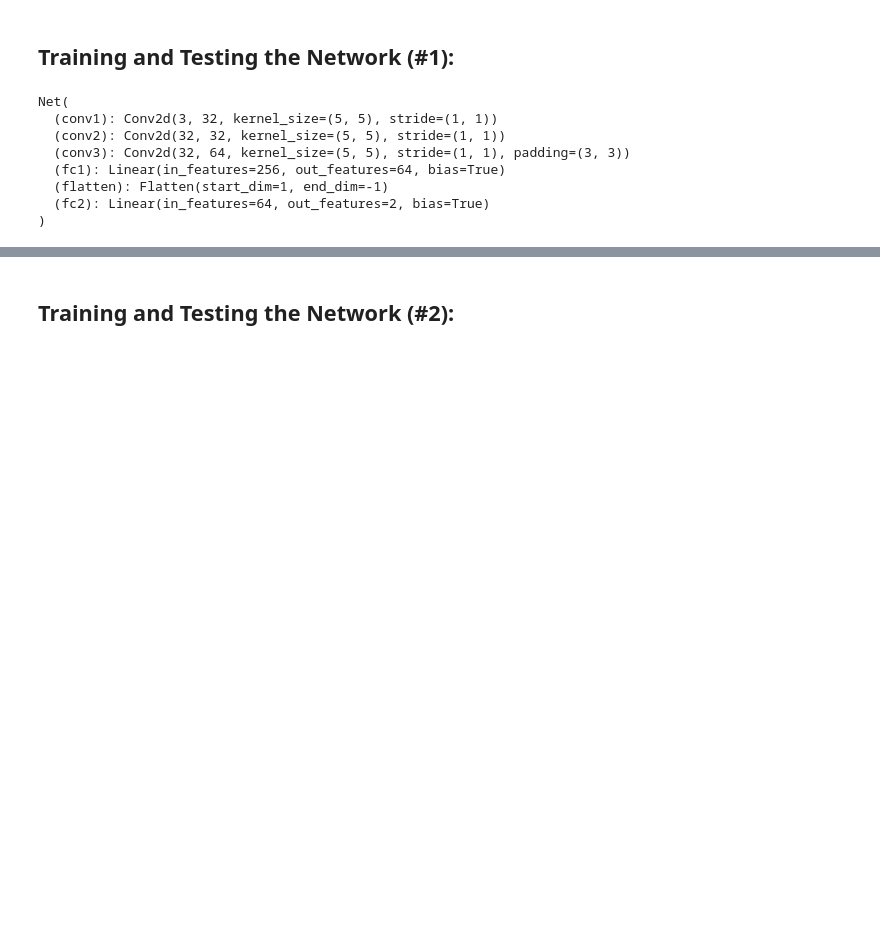
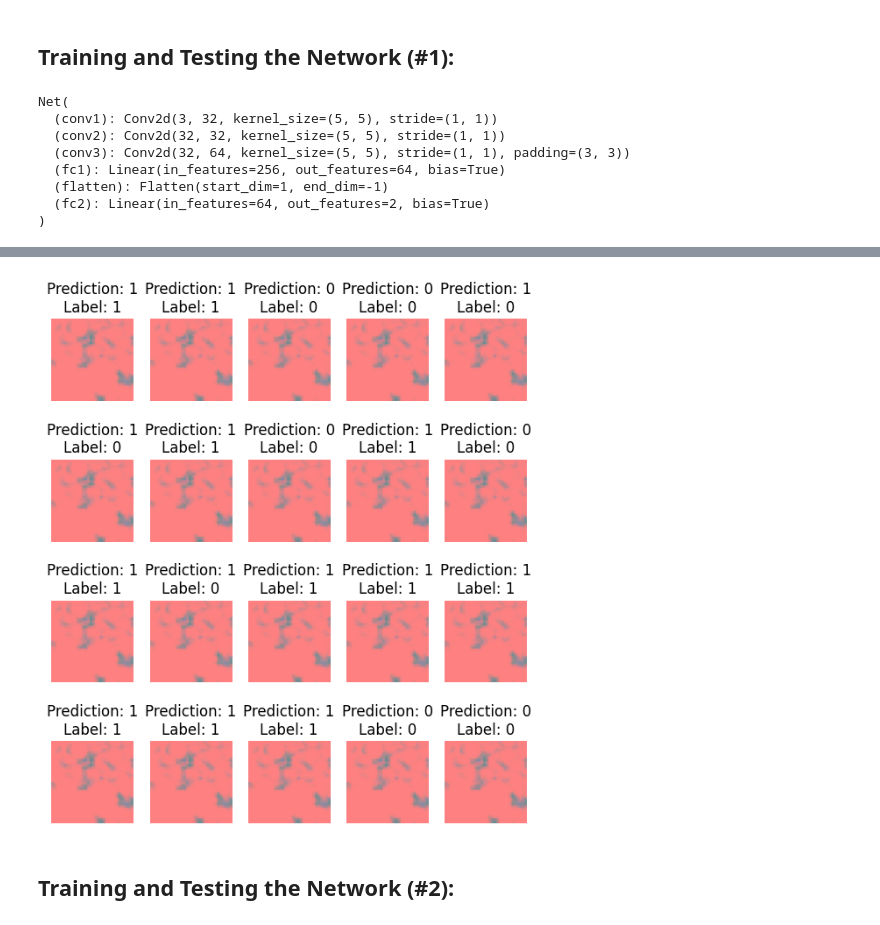
Before and after one commit to hafsamueen/syde-552-final-project, a Jupyter notebook: syde_552_final_project.ipynb, the cells around one changed output, grey strips where cells are left out. Cells and saved outputs as stored; diff of their text form; code cells hidden in the pictures; blank space fills up the shorter version.

Commit message:
why are all test img prevs the same?

```diff
--- a/syde_552_final_project.ipynb
+++ b/syde_552_final_project.ipynb
@@ -343,7 +353,7 @@ all_test_targets = []      # the correct labels of each image
 all_test_predictions = []  # the labels predicted of each image from the model
 
 def test_network():
-  for i in range(10):
+  for i in range(1):
     correct = 0
     test_loss = 0
     network.eval()
@@ -370,7 +380,10 @@ def test_network():
   testing_loss = float(test_loss/len(test_loader.dataset))
   print('Iteration', len(accuracy_tested), 'Testing accuracy:', score, 'Test Loss:', testing_loss)
 
-for i in range(10):
+for i in range(1):
     test_network()
 
-cm_test = confusion_matrix(all_test_targets, all_test_predictions)    # confusion matrix for testing images
+y_true = all_test_targets
+y_pred = all_test_predictions
+
+cm_test = confusion_matrix(y_true, y_pred) # confusion matrix for testing images
@@ -388,23 +405,26 @@ plt.show()
 # %%
 # visualizing the networks predictions on the examples from earlier -- isnt working properly rn
 
+plot_testing = plot_testing.view(20, 3, 32, 32)
+
 network.eval()
-
 with torch.no_grad():
     plot_outputs = network(plot_testing)
     plot_preds = torch.argmax(plot_outputs, dim=-1)
 
 # Plot and show the labels
 fig, axs = plt.subplots(4, 5, figsize=(7, 8))
 
 for i, ax in enumerate(axs.flatten()):
     image = plot_testing[i]
     label = plot_test_labels[i]
     pred = plot_preds[i]
 
     ax.imshow(test_image.permute(1,2,0))                  # permuting the dimensions of the images
     ax.set_title(f"Prediction: {pred}\nLabel: {label}")
     ax.axis("off")
 plt.show()
+# %% [output]
+[figure, added]
 # %% [markdown]
 ## Training and Testing the Network (#2):
```
Also changed, not shown: parts of 6 cells of this notebook.
